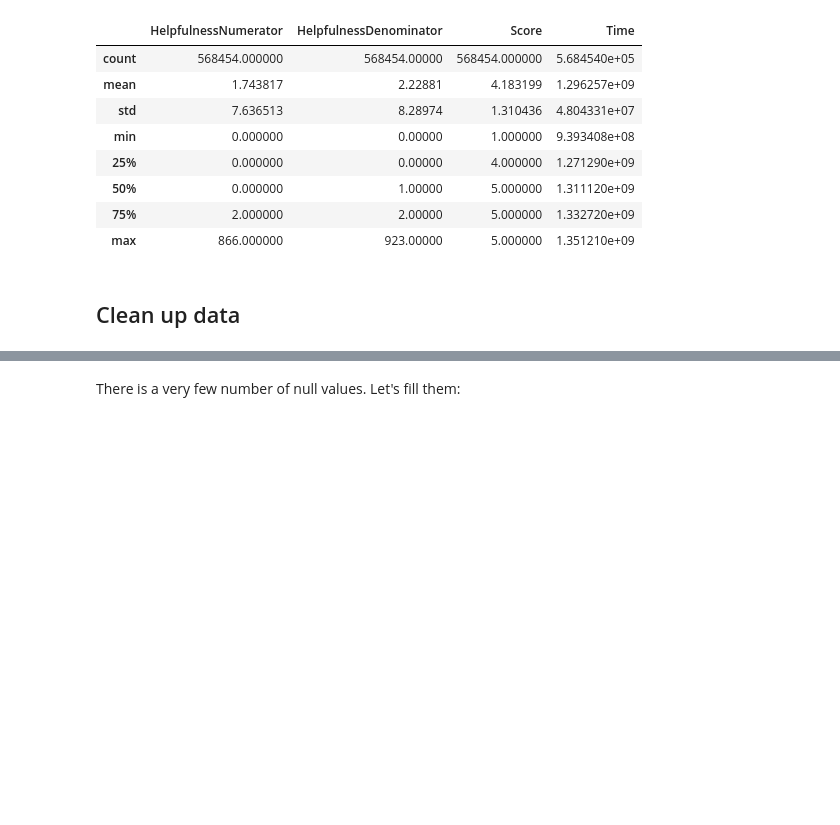
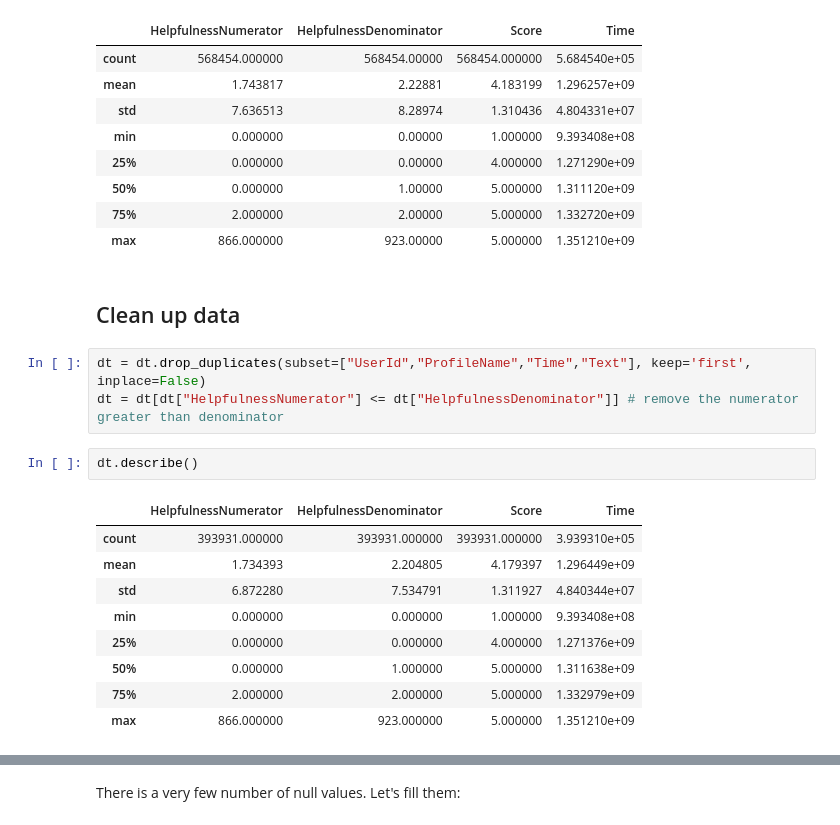
Before and after one commit to Jeremy98-alt/ADM-HW4, a Jupyter notebook: ADM-HW4(Q2) v2.ipynb, the cells around one changed output, grey strips where cells are left out. Saved outputs shown, nothing was run; the diff lists cells and outputs as text; blank space fills up the shorter version.

```diff
--- a/ADM-HW4(Q2) v2.ipynb
+++ b/ADM-HW4(Q2) v2.ipynb
@@ -38,6 +38,21 @@ dt.describe()
 | max | 866.000000 | 923.00000 | 5.000000 | 1.351210e+09 |
 # %% [markdown]
 ## Clean up data
+# %%
+dt = dt.drop_duplicates(subset=["UserId","ProfileName","Time","Text"], keep='first', inplace=False)
+dt = dt[dt["HelpfulnessNumerator"] <= dt["HelpfulnessDenominator"]] # remove the numerator greater than denominator
+# %%
+dt.describe()
+# %% [output]
+|  | HelpfulnessNumerator | HelpfulnessDenominator | Score | Time |
+| count | 393931.000000 | 393931.000000 | 393931.000000 | 3.939310e+05 |
+| mean | 1.734393 | 2.204805 | 4.179397 | 1.296449e+09 |
+| std | 6.872280 | 7.534791 | 1.311927 | 4.840344e+07 |
+| min | 0.000000 | 0.000000 | 1.000000 | 9.393408e+08 |
+| 25% | 0.000000 | 0.000000 | 4.000000 | 1.271376e+09 |
+| 50% | 0.000000 | 1.000000 | 5.000000 | 1.311638e+09 |
+| 75% | 2.000000 | 2.000000 | 5.000000 | 1.332979e+09 |
+| max | 866.000000 | 923.000000 | 5.000000 | 1.351210e+09 |
 # %%
 dt.isnull().sum()
 # %% [output]
```
Also changed, not shown: parts of 17 cells of this notebook.
